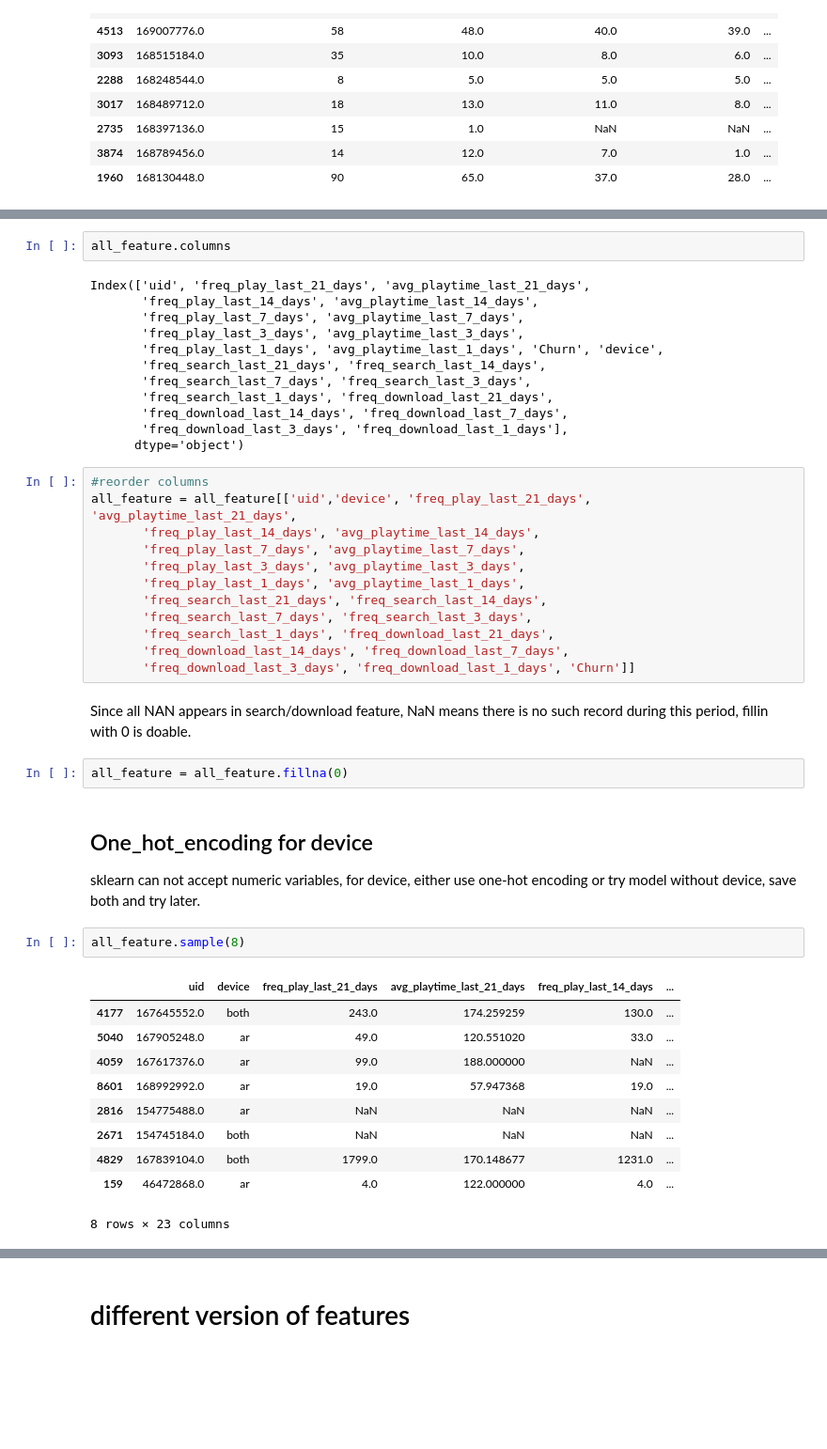
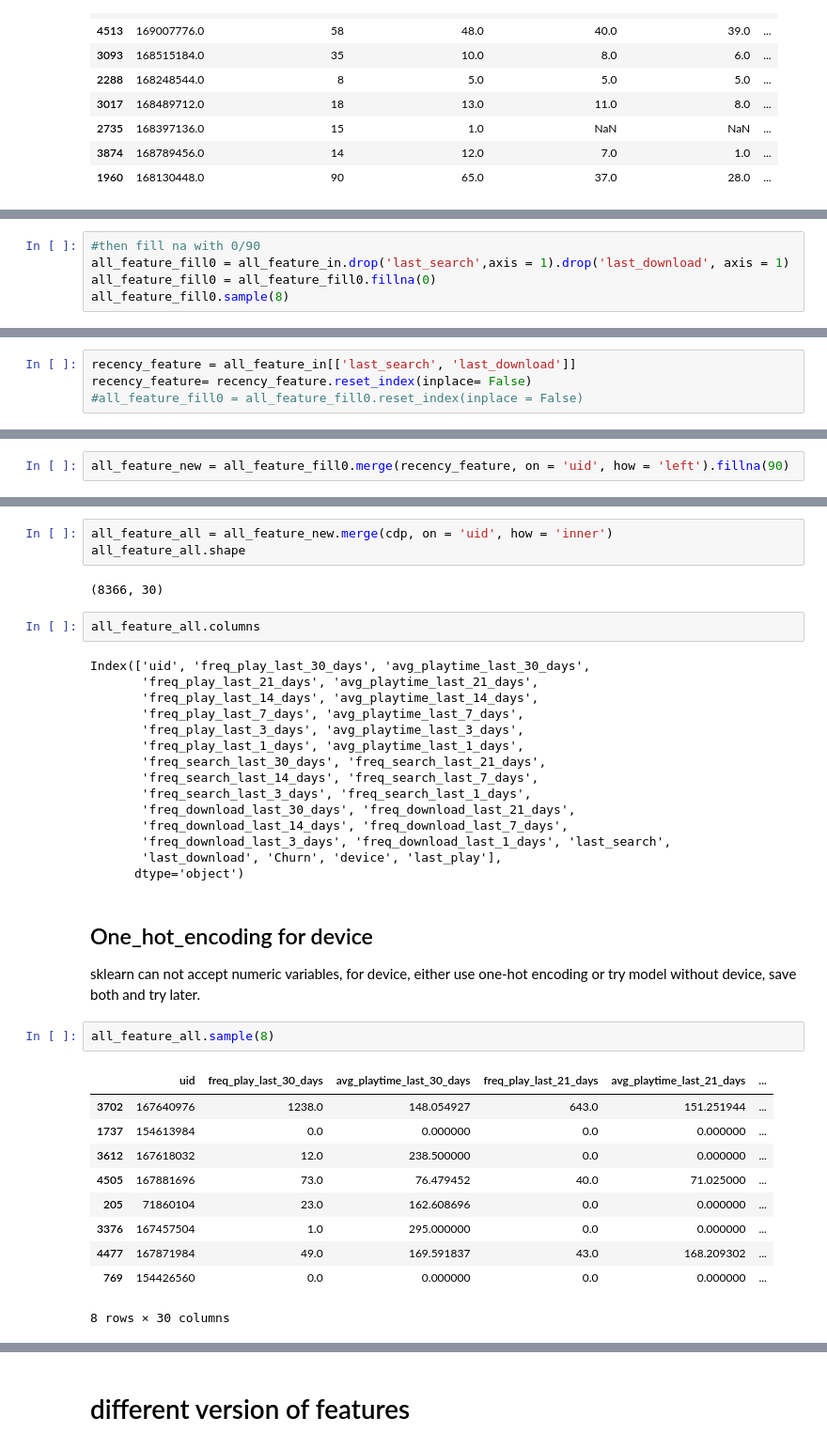
Before and after one commit to joyceft/Music-Player-Project, a Jupyter notebook: Feature_Generation.ipynb, the cells around one changed output, grey strips where cells are left out. Shown: that part at 94% size. Saved outputs shown, nothing was run; the diff lists cells and outputs as text; blank space fills up the shorter version.

```diff
--- a/Feature_Generation.ipynb
+++ b/Feature_Generation.ipynb
@@ -571,0 +812,5 @@ dtype: int64
+# %%
+#then fill na with 0/90
+all_feature_fill0 = all_feature_in.drop('last_search',axis = 1).drop('last_download', axis = 1)
+all_feature_fill0 = all_feature_fill0.fillna(0)
+all_feature_fill0.sample(8)
@@ -571,0 +829,4 @@ dtype: int64
+# %%
+recency_feature = all_feature_in[['last_search', 'last_download']]
+recency_feature= recency_feature.reset_index(inplace= False)
+#all_feature_fill0 = all_feature_fill0.reset_index(inplace = False)
@@ -571,0 +843,2 @@ dtype: int64
+# %%
+all_feature_new = all_feature_fill0.merge(recency_feature, on = 'uid', how = 'left').fillna(90)
@@ -572,47 +855,39 @@ dtype: int64
+# %%
+all_feature_all = all_feature_new.merge(cdp, on = 'uid', how = 'inner')
+all_feature_all.shape
+# %% [output]
+(8366, 30)
 # %%
-all_feature.columns
+all_feature_all.columns
 # %% [output]
-Index(['uid', 'freq_play_last_21_days', 'avg_playtime_last_21_days',
+Index(['uid', 'freq_play_last_30_days', 'avg_playtime_last_30_days',
+       'freq_play_last_21_days', 'avg_playtime_last_21_days',
        'freq_play_last_14_days', 'avg_playtime_last_14_days',
        'freq_play_last_7_days', 'avg_playtime_last_7_days',
        'freq_play_last_3_days', 'avg_playtime_last_3_days',
-       'freq_play_last_1_days', 'avg_playtime_last_1_days', 'Churn', 'device',
-       'freq_search_last_21_days', 'freq_search_last_14_days',
-       'freq_search_last_7_days', 'freq_search_last_3_days',
-       'freq_search_last_1_days', 'freq_download_last_21_days',
+       'freq_play_last_1_days', 'avg_playtime_last_1_days',
+       'freq_search_last_30_days', 'freq_search_last_21_days',
+       'freq_search_last_14_days', 'freq_search_last_7_days',
+       'freq_search_last_3_days', 'freq_search_last_1_days',
+       'freq_download_last_30_days', 'freq_download_last_21_days',
        'freq_download_last_14_days', 'freq_download_last_7_days',
-       'freq_download_last_3_days', 'freq_download_last_1_days'],
+       'freq_download_last_3_days', 'freq_download_last_1_days', 'last_search',
+       'last_download', 'Churn', 'device', 'last_play'],
       dtype='object')
-# %%
-#reorder columns
-all_feature = all_feature[['uid','device', 'freq_play_last_21_days', 'avg_playtime_last_21_days',
-       'freq_play_last_14_days', 'avg_playtime_last_14_days',
-       'freq_play_last_7_days', 'avg_playtime_last_7_days',
-       'freq_play_last_3_days', 'avg_playtime_last_3_days',
-       'freq_play_last_1_days', 'avg_playtime_last_1_days',
-       'freq_search_last_21_days', 'freq_search_last_14_days',
-       'freq_search_last_7_days', 'freq_search_last_3_days',
-       'freq_search_last_1_days', 'freq_download_last_21_days',
-       'freq_download_last_14_days', 'freq_download_last_7_days',
-       'freq_download_last_3_days', 'freq_download_last_1_days', 'Churn']]
-# %% [markdown]
-Since all NAN appears in search/download feature, NaN means there is no such record during this period, fillin with 0 is doable.
-# %%
-all_feature = all_feature.fillna(0)
 # %% [markdown]
 ## One_hot_encoding for device
 sklearn can not accept numeric variables, for device, either use one-hot encoding or try model without device, save both and try later.
 # %%
-all_feature.sample(8)
+all_feature_all.sample(8)
 # %% [output]
-|  | uid | device | freq_play_last_21_days | avg_playtime_last_21_days | freq_play_last_14_days | ... |
-| 4177 | 167645552.0 | both | 243.0 | 174.259259 | 130.0 | ... |
-| 5040 | 167905248.0 | ar | 49.0 | 120.551020 | 33.0 | ... |
-| 4059 | 167617376.0 | ar | 99.0 | 188.000000 | NaN | ... |
-| 8601 | 168992992.0 | ar | 19.0 | 57.947368 | 19.0 | ... |
-| 2816 | 154775488.0 | ar | NaN | NaN | NaN | ... |
-| 2671 | 154745184.0 | both | NaN | NaN | NaN | ... |
-| 4829 | 167839104.0 | both | 1799.0 | 170.148677 | 1231.0 | ... |
-| 159 | 46472868.0 | ar | 4.0 | 122.000000 | 4.0 | ... |
+|  | uid | freq_play_last_30_days | avg_playtime_last_30_days | freq_play_last_21_days | avg_playtime_last_21_days | ... |
+| 3702 | 167640976 | 1238.0 | 148.054927 | 643.0 | 151.251944 | ... |
+| 1737 | 154613984 | 0.0 | 0.000000 | 0.0 | 0.000000 | ... |
+| 3612 | 167618032 | 12.0 | 238.500000 | 0.0 | 0.000000 | ... |
+| 4505 | 167881696 | 73.0 | 76.479452 | 40.0 | 71.025000 | ... |
+| 205 | 71860104 | 23.0 | 162.608696 | 0.0 | 0.000000 | ... |
+| 3376 | 167457504 | 1.0 | 295.000000 | 0.0 | 0.000000 | ... |
+| 4477 | 167871984 | 49.0 | 169.591837 | 43.0 | 168.209302 | ... |
+| 769 | 154426560 | 0.0 | 0.000000 | 0.0 | 0.000000 | ... |
-8 rows × 23 columns
+8 rows × 30 columns
 # %%
```
Also changed, not shown: parts of 88 cells of this notebook, 5 other files.
